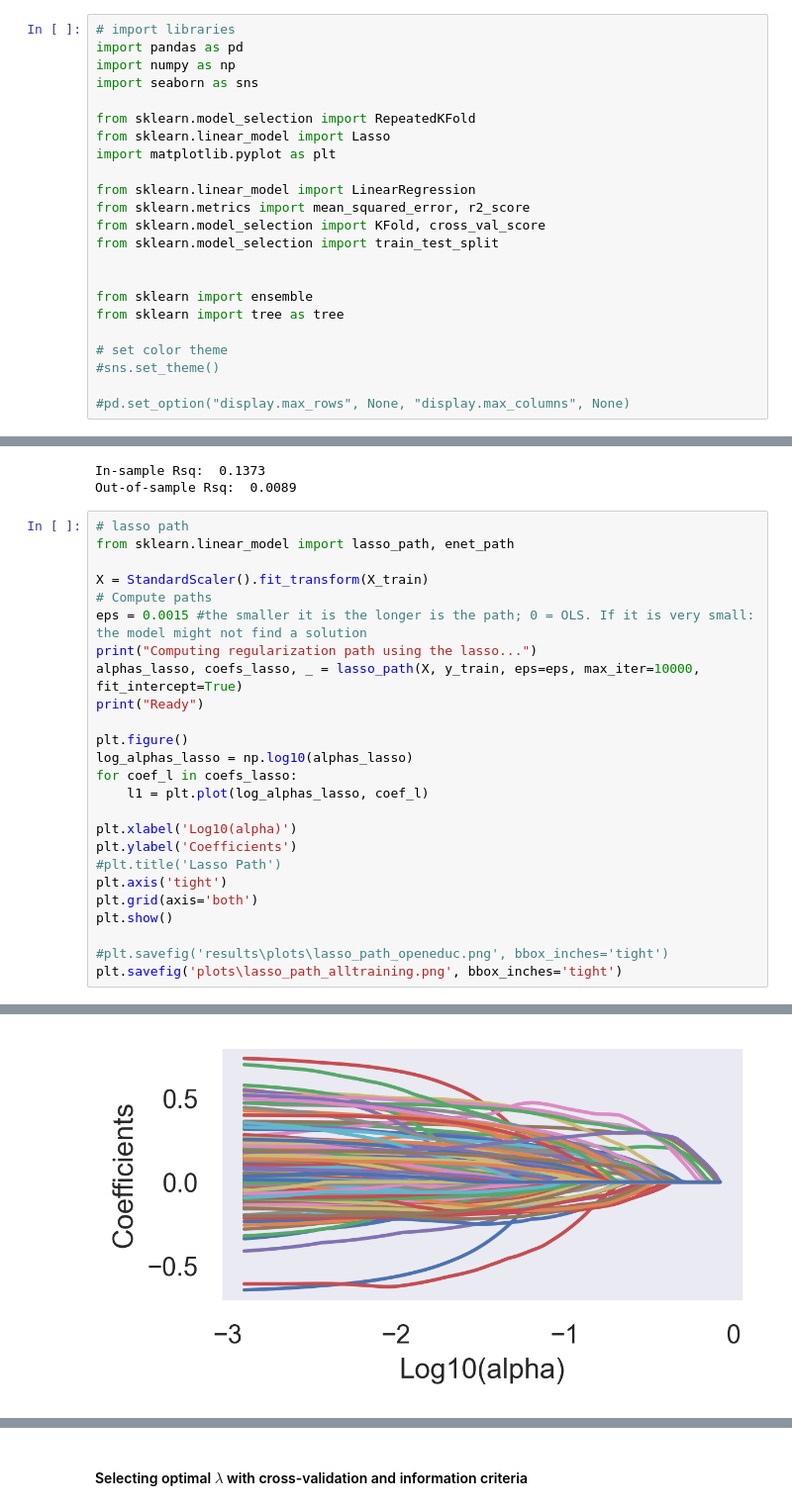
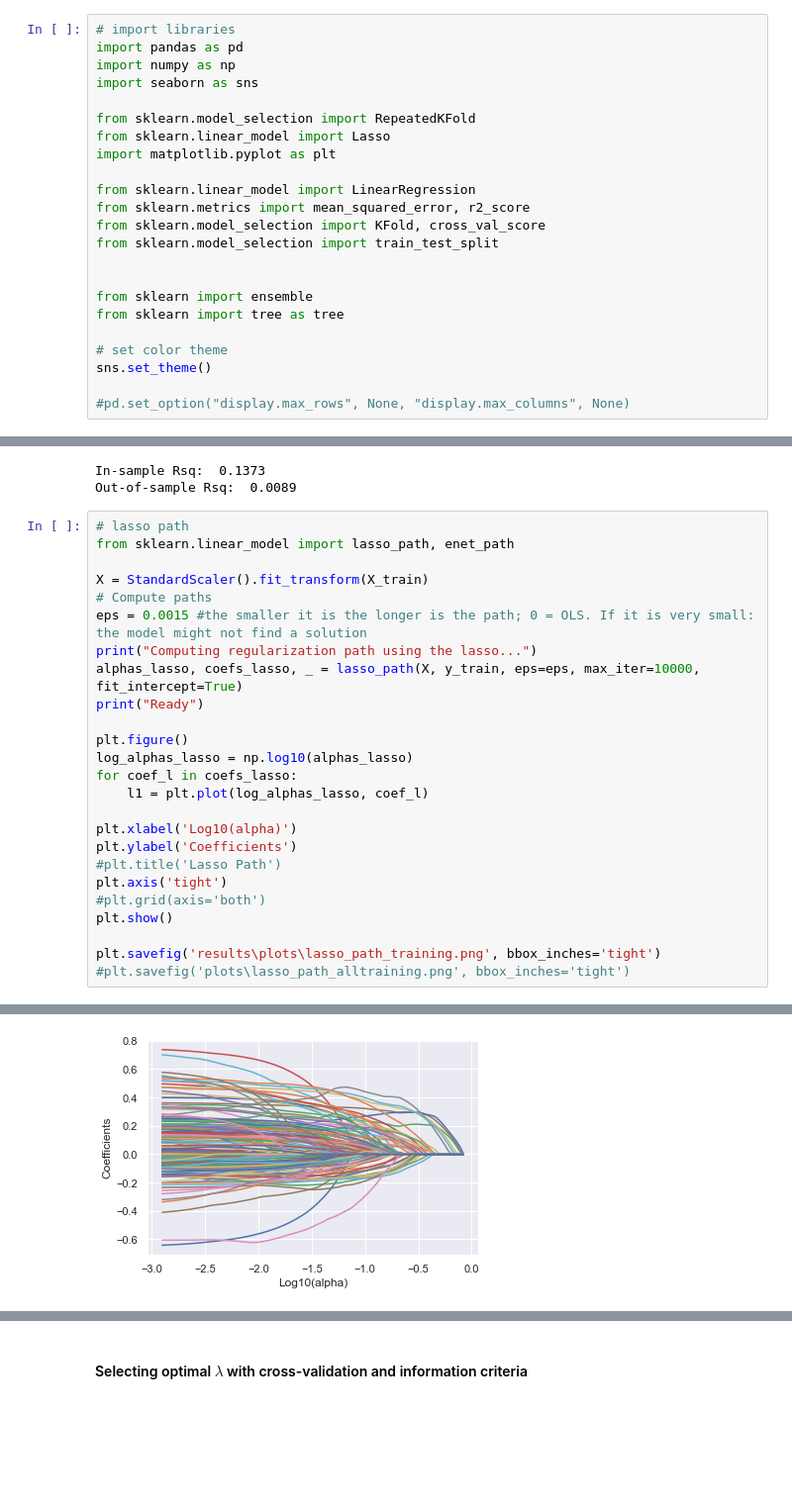
Before and after one commit to srh-gst/ML_term_paper, a Jupyter notebook: Code/4_model_estimation.ipynb, the cells around one changed output, grey strips where cells are left out. Shown at 99% size. Cells and saved outputs as stored; diff of their text form; blank space fills up the shorter version.

```diff
--- a/Code/4_model_estimation.ipynb
+++ b/Code/4_model_estimation.ipynb
@@ -23,7 +23,7 @@ from sklearn import ensemble
 from sklearn import tree as tree
 
 # set color theme
-#sns.set_theme()
+sns.set_theme()
 
 #pd.set_option("display.max_rows", None, "display.max_columns", None)
 # %%
@@ -1029,29 +1213,29 @@ Out-of-sample Rsq:  0.0089
 # %%
 # lasso path
 from sklearn.linear_model import lasso_path, enet_path
 
 X = StandardScaler().fit_transform(X_train)
 # Compute paths
 eps = 0.0015 #the smaller it is the longer is the path; 0 = OLS. If it is very small: the model might not find a solution
 print("Computing regularization path using the lasso...")
 alphas_lasso, coefs_lasso, _ = lasso_path(X, y_train, eps=eps, max_iter=10000, fit_intercept=True)
 print("Ready")
 
 plt.figure()
 log_alphas_lasso = np.log10(alphas_lasso)
 for coef_l in coefs_lasso:
     l1 = plt.plot(log_alphas_lasso, coef_l)
 
 plt.xlabel('Log10(alpha)')
 plt.ylabel('Coefficients')
 #plt.title('Lasso Path')
 plt.axis('tight')
-plt.grid(axis='both')
+#plt.grid(axis='both')
 plt.show()
 
-#plt.savefig('results\plots\lasso_path_openeduc.png', bbox_inches='tight')
-plt.savefig('plots\lasso_path_alltraining.png', bbox_inches='tight')
+plt.savefig('results\plots\lasso_path_training.png', bbox_inches='tight')
+#plt.savefig('plots\lasso_path_alltraining.png', bbox_inches='tight')
 # %% [output]
 Computing regularization path using the lasso...
 Ready
-[figure, old version]
+[figure, new version]
```
Also changed, not shown: parts of 51 cells of this notebook, 4 other files.
